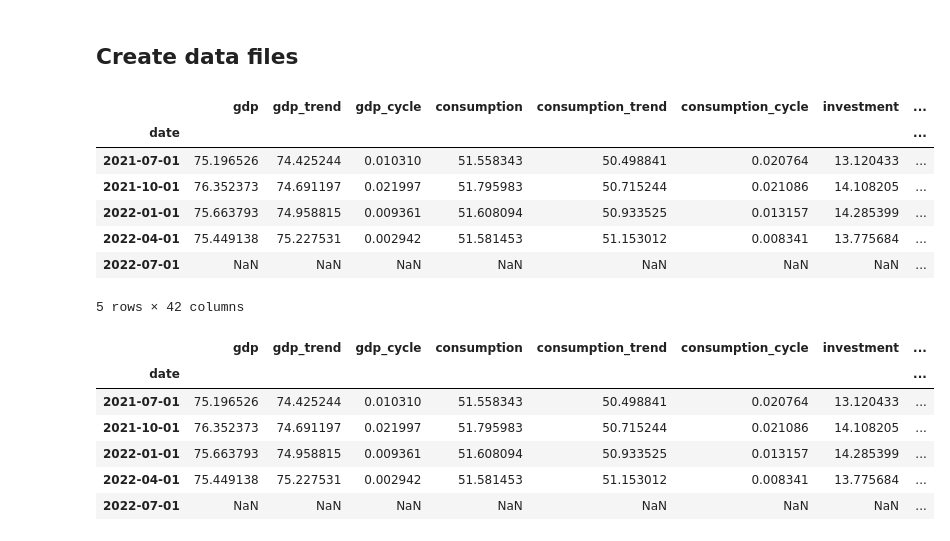
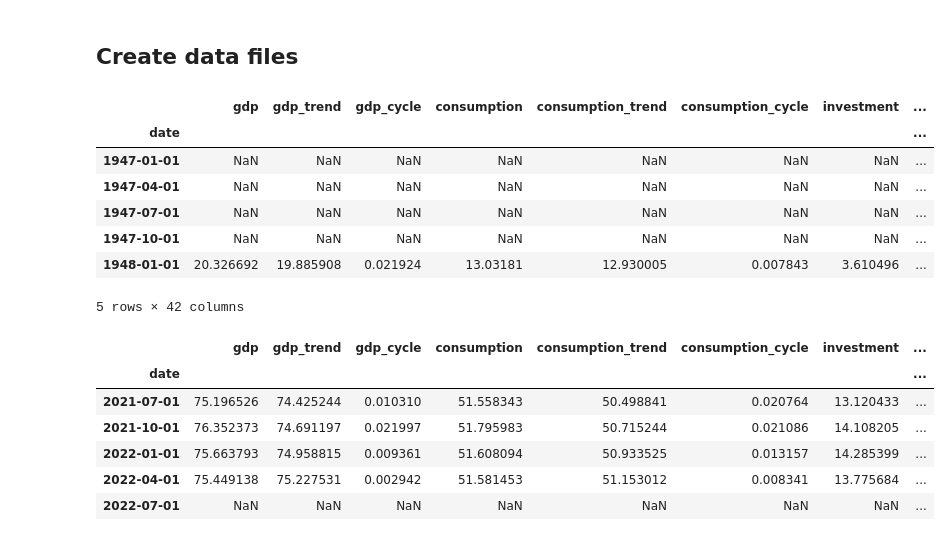
Before and after one commit to qbapawelczak/Macro-comp-take-a-look, a Jupyter notebook: Data/Code/business_cycle_data.ipynb, the cells around one changed output. Saved outputs shown, nothing was run; the diff lists cells and outputs as text; code cells hidden in the pictures.

```diff
--- a/Data/Code/business_cycle_data.ipynb
+++ b/Data/Code/business_cycle_data.ipynb
@@ -89,7 +91,10 @@ imports = deflate(imports,deflator)
 m2 = deflate(m2,deflator)
 
 # Base year for GDP deflator
-base_year = deflator.units.split(' ')[1].split('=')[0]
+deflator_base_year = deflator.units.split(' ')[1][:4]
+
+# Base year for hours
+hours_base_year = hours.units.split(' ')[1][:4]
 
 # pce inflation as percent change over past year
 pce_deflator = pce_deflator.apc()
@@ -263,7 +268,7 @@ m2 = m2.per_capita(civ_pop=True).times(1000)
 
 
 # Scale hours per person to equal 100 on October (Quarter III) of GDP deflator base year.
-hours.data = hours.data/hours.data.loc[base_year+'-10-01']*100
+hours.data = hours.data/hours.data.loc[deflator_base_year+'-10-01']*100
 # %% [markdown]
 ## Plot aggregate data
 # %%
@@ -514,15 +519,15 @@ data = pd.DataFrame({
     })
 # %%
 # First 5 rows of data
-data.tail()
+data.head()
 # %% [output]
 |  | gdp | gdp_trend | gdp_cycle | consumption | consumption_trend | consumption_cycle | investment | ... |
 | date |  |  |  |  |  |  |  | ... |
-| 2021-07-01 | 75.196526 | 74.425244 | 0.010310 | 51.558343 | 50.498841 | 0.020764 | 13.120433 | ... |
-| 2021-10-01 | 76.352373 | 74.691197 | 0.021997 | 51.795983 | 50.715244 | 0.021086 | 14.108205 | ... |
-| 2022-01-01 | 75.663793 | 74.958815 | 0.009361 | 51.608094 | 50.933525 | 0.013157 | 14.285399 | ... |
-| 2022-04-01 | 75.449138 | 75.227531 | 0.002942 | 51.581453 | 51.153012 | 0.008341 | 13.775684 | ... |
-| 2022-07-01 | NaN | NaN | NaN | NaN | NaN | NaN | NaN | ... |
+| 1947-01-01 | NaN | NaN | NaN | NaN | NaN | NaN | NaN | ... |
+| 1947-04-01 | NaN | NaN | NaN | NaN | NaN | NaN | NaN | ... |
+| 1947-07-01 | NaN | NaN | NaN | NaN | NaN | NaN | NaN | ... |
+| 1947-10-01 | NaN | NaN | NaN | NaN | NaN | NaN | NaN | ... |
+| 1948-01-01 | 20.326692 | 19.885908 | 0.021924 | 13.03181 | 12.930005 | 0.007843 | 3.610496 | ... |
 5 rows × 42 columns
 # %%
 # Last 5 rows of data
```
Also changed, not shown: parts of 5 cells of this notebook, 8 other files.
